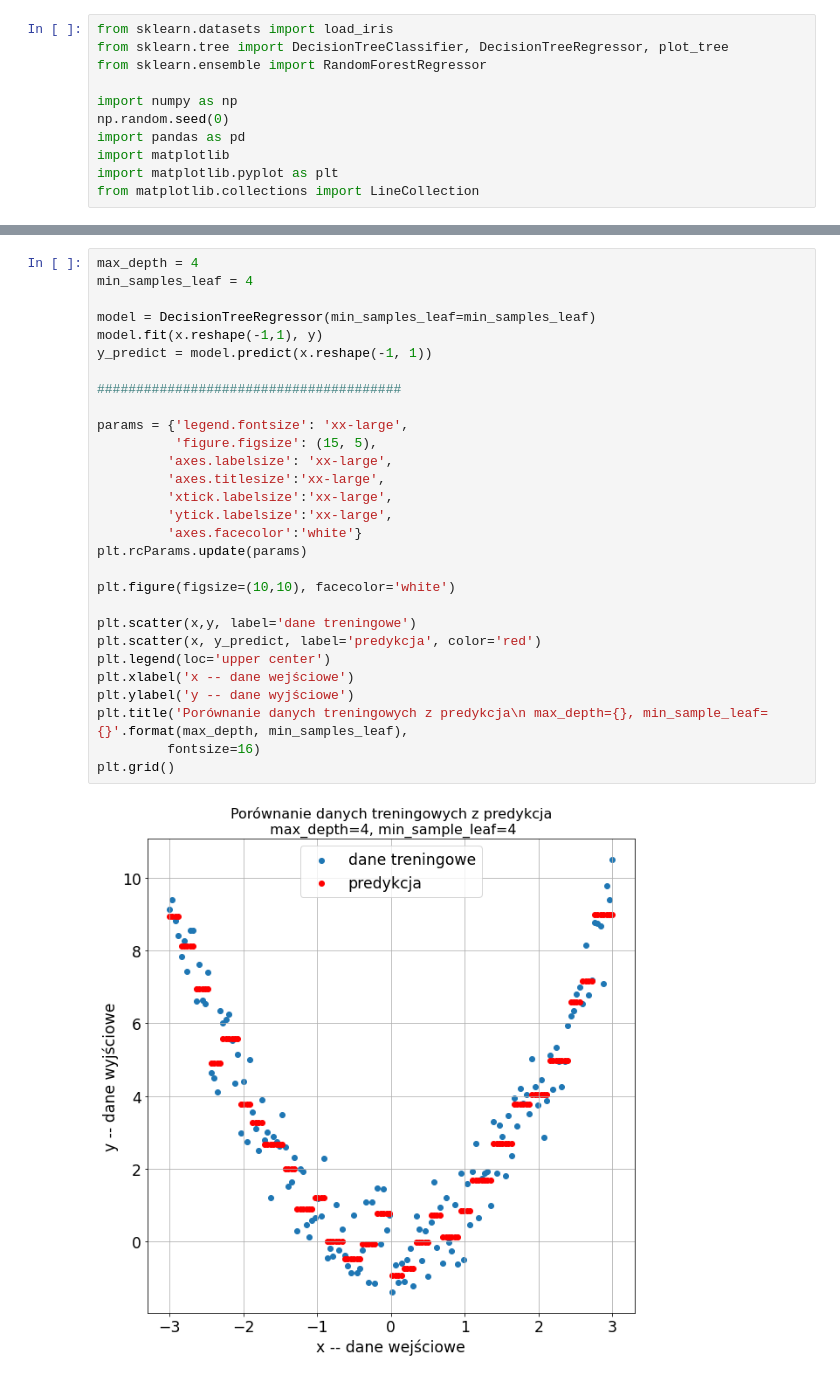
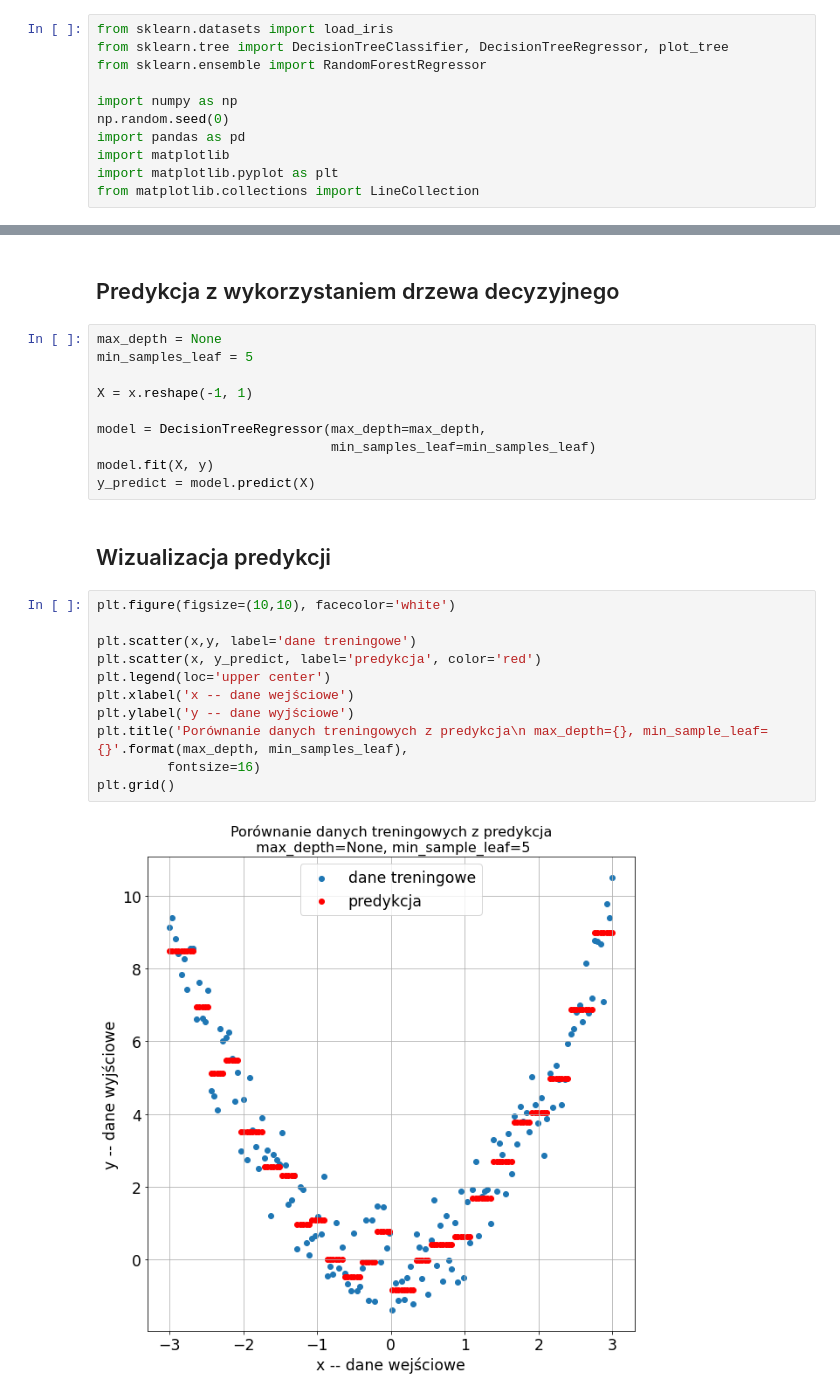
Before and after one commit to MarcinThon/ML, a Jupyter notebook: DecisionTree_RandomForest.ipynb, the cells around one changed output, grey strips where cells are left out. Drawn from its saved outputs; the diff is of its cells as text.

```diff
--- a/DecisionTree_RandomForest.ipynb
+++ b/DecisionTree_RandomForest.ipynb
@@ -31,35 +40,31 @@ plt.ylabel('y -- dane wyjściowe')
 plt.grid()
 # %% [output]
 [figure]
+# %% [markdown]
+## Predykcja z wykorzystaniem drzewa decyzyjnego
+# %%
+max_depth = None
+min_samples_leaf = 5
+
+X = x.reshape(-1, 1)
+
+model = DecisionTreeRegressor(max_depth=max_depth,
+                              min_samples_leaf=min_samples_leaf)
+model.fit(X, y)
+y_predict = model.predict(X)
+# %% [markdown]
+## Wizualizacja predykcji
 # %%
-max_depth = 4
-min_samples_leaf = 4
-
-model = DecisionTreeRegressor(min_samples_leaf=min_samples_leaf)
-model.fit(x.reshape(-1,1), y)
-y_predict = model.predict(x.reshape(-1, 1))
-
-#######################################
-
-params = {'legend.fontsize': 'xx-large',
-          'figure.figsize': (15, 5),
-         'axes.labelsize': 'xx-large',
-         'axes.titlesize':'xx-large',
-         'xtick.labelsize':'xx-large',
-         'ytick.labelsize':'xx-large',
-         'axes.facecolor':'white'}
-plt.rcParams.update(params)
-
 plt.figure(figsize=(10,10), facecolor='white')
 
 plt.scatter(x,y, label='dane treningowe')
 plt.scatter(x, y_predict, label='predykcja', color='red')
 plt.legend(loc='upper center')
 plt.xlabel('x -- dane wejściowe')
 plt.ylabel('y -- dane wyjściowe')
 plt.title('Porównanie danych treningowych z predykcja\n max_depth={}, min_sample_leaf={}'.format(max_depth, min_samples_leaf),
          fontsize=16)
 plt.grid()
 # %% [output]
-[figure, old version]
+[figure, new version]
 # %% [markdown]
```
Also changed, not shown: parts of 17 cells of this notebook.
